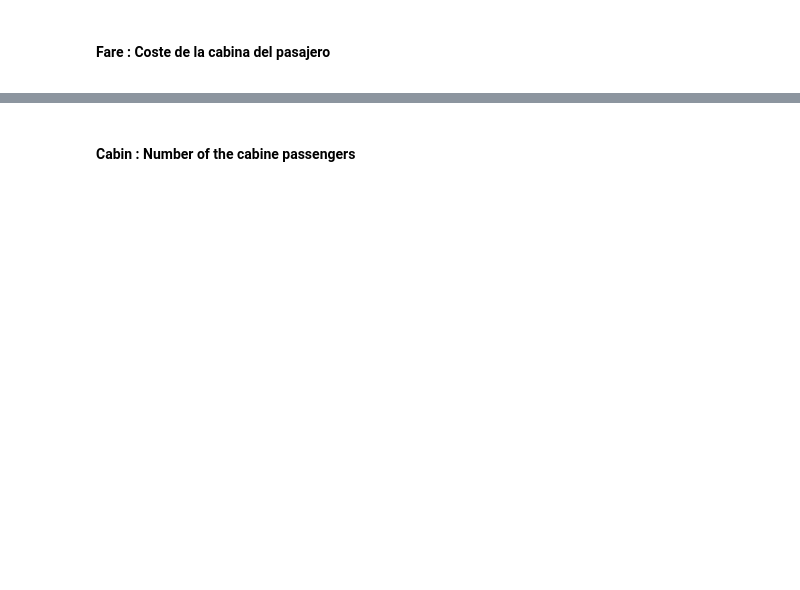
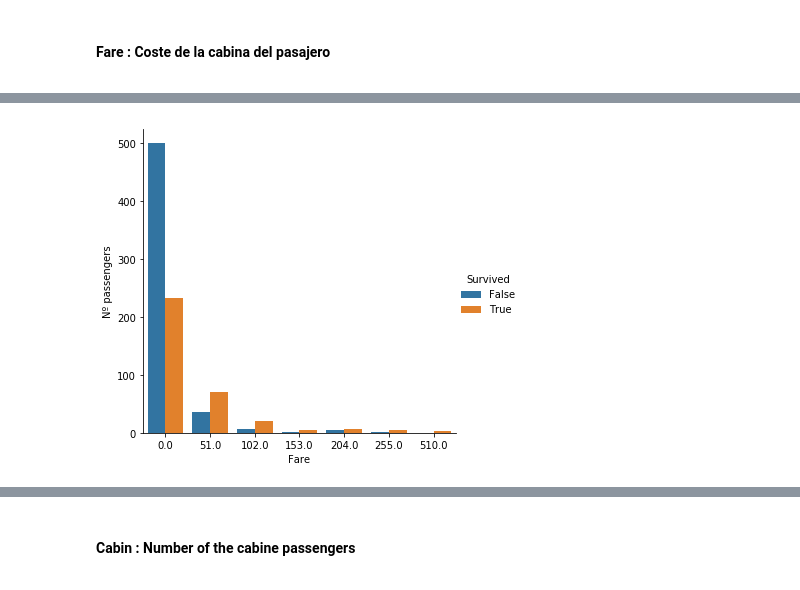
Before and after one commit to brudini/Titanic-Kaggle, a Jupyter notebook: titanic.ipynb, the cells around one changed output, grey strips where cells are left out. Drawn from its saved outputs; the diff is of its cells as text; code cells hidden in the pictures; blank space fills up the shorter version.

```diff
--- a/titanic.ipynb
+++ b/titanic.ipynb
@@ -353,6 +407,3 @@ Este atributo no es necesario en profundidad ya que directamente como dice el no
 # %% [markdown]
 #### **Fare : Coste de la cabina del pasajero**
 <a id="Fare"></a>
-# %%
-train_df['age_dec'] = train_df['Age'].map(lambda age: 10 * (age // 10))
-g = sns.catplot('age_dec',hue="Survived",data=train_df, kind='count')
@@ -362,0 +413,3 @@ ValueError: Either both or neither of `x` and `y` must be specified (but try pas
+# %%
+train_df['Tmp']=pd.cut(train_df['Fare'], 10)
+train_df[['Tmp', 'Survived']].groupby(['Tmp'], as_index=False).mean()
@@ -362,0 +428,4 @@ ValueError: Either both or neither of `x` and `y` must be specified (but try pas
+# %%
+plot_hue_survived(train_df,"Fare","Survived",10)
+# %% [output]
+[figure, added]
```
Also changed, not shown: parts of 48 cells of this notebook.
